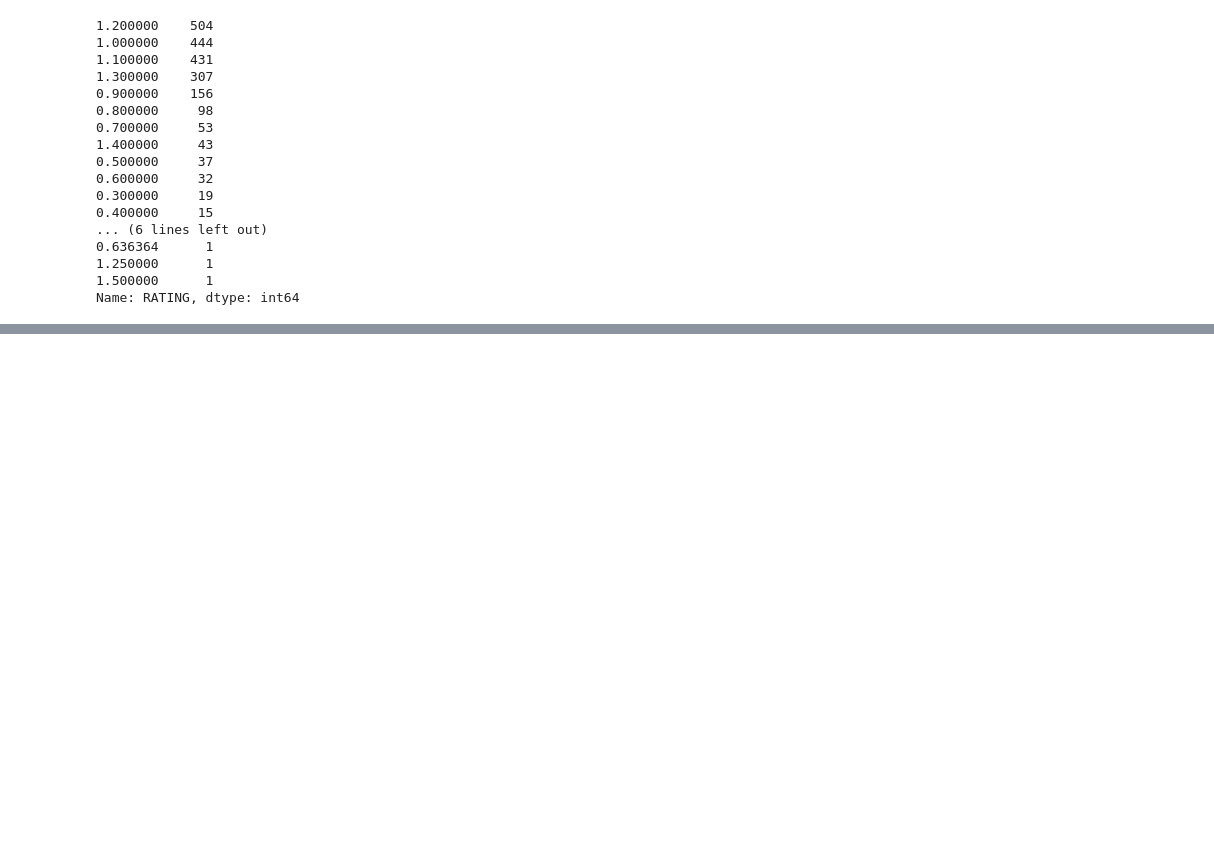
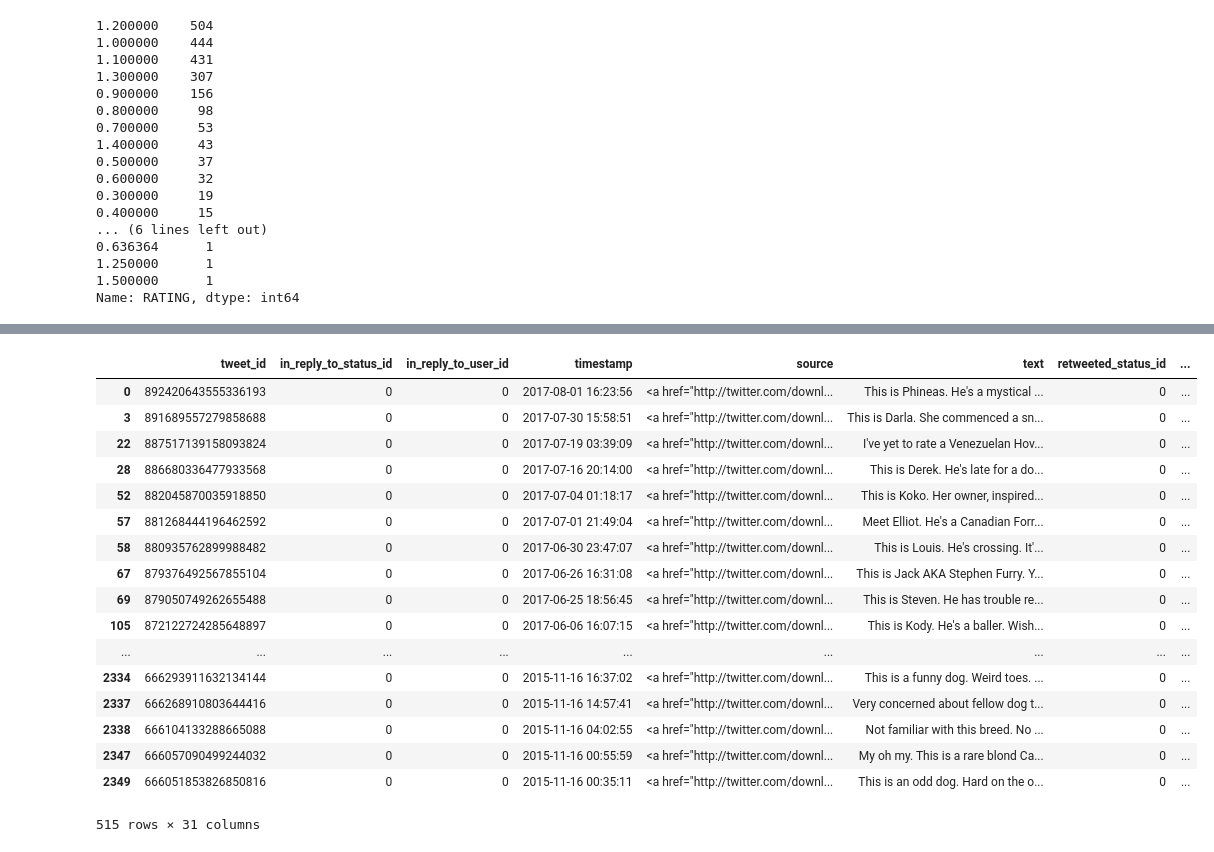
Before and after one commit to flamever2015/Udacity_Data_Science-p2, a Jupyter notebook: wrangle_act.ipynb, the cells around one changed output, grey strips where cells are left out. Saved outputs shown, nothing was run; the diff lists cells and outputs as text; code cells hidden in the pictures; blank space fills up the shorter version.

```diff
--- a/wrangle_act.ipynb
+++ b/wrangle_act.ipynb
@@ -729,0 +783,24 @@ p1_Rating
+# %%
+# p1_dog为False的推文中提到的就不是狗。所以建立 twitter_archive_enhanced_clean_p1_NotDog，汇总不是狗的数据。
+twitter_archive_enhanced_clean_p1_NotDog = twitter_archive_enhanced_clean[twitter_archive_enhanced_clean.p1_dog == False]
+# %%
+twitter_archive_enhanced_clean_p1_NotDog
+# %% [output]
+|  | tweet_id | in_reply_to_status_id | in_reply_to_user_id | timestamp | source | text | retweeted_status_id | ... |
+| 0 | 892420643555336193 | 0 | 0 | 2017-08-01 16:23:56 | <a href="http://twitter.com/downl... | This is Phineas. He's a mystical ... | 0 | ... |
+| 3 | 891689557279858688 | 0 | 0 | 2017-07-30 15:58:51 | <a href="http://twitter.com/downl... | This is Darla. She commenced a sn... | 0 | ... |
+| 22 | 887517139158093824 | 0 | 0 | 2017-07-19 03:39:09 | <a href="http://twitter.com/downl... | I've yet to rate a Venezuelan Hov... | 0 | ... |
+| 28 | 886680336477933568 | 0 | 0 | 2017-07-16 20:14:00 | <a href="http://twitter.com/downl... | This is Derek. He's late for a do... | 0 | ... |
+| 52 | 882045870035918850 | 0 | 0 | 2017-07-04 01:18:17 | <a href="http://twitter.com/downl... | This is Koko. Her owner, inspired... | 0 | ... |
+| 57 | 881268444196462592 | 0 | 0 | 2017-07-01 21:49:04 | <a href="http://twitter.com/downl... | Meet Elliot. He's a Canadian Forr... | 0 | ... |
+| 58 | 880935762899988482 | 0 | 0 | 2017-06-30 23:47:07 | <a href="http://twitter.com/downl... | This is Louis. He's crossing. It'... | 0 | ... |
+| 67 | 879376492567855104 | 0 | 0 | 2017-06-26 16:31:08 | <a href="http://twitter.com/downl... | This is Jack AKA Stephen Furry. Y... | 0 | ... |
+| 69 | 879050749262655488 | 0 | 0 | 2017-06-25 18:56:45 | <a href="http://twitter.com/downl... | This is Steven. He has trouble re... | 0 | ... |
+| 105 | 872122724285648897 | 0 | 0 | 2017-06-06 16:07:15 | <a href="http://twitter.com/downl... | This is Kody. He's a baller. Wish... | 0 | ... |
+| ... | ... | ... | ... | ... | ... | ... | ... | ... |
+| 2334 | 666293911632134144 | 0 | 0 | 2015-11-16 16:37:02 | <a href="http://twitter.com/downl... | This is a funny dog. Weird toes. ... | 0 | ... |
+| 2337 | 666268910803644416 | 0 | 0 | 2015-11-16 14:57:41 | <a href="http://twitter.com/downl... | Very concerned about fellow dog t... | 0 | ... |
+| 2338 | 666104133288665088 | 0 | 0 | 2015-11-16 04:02:55 | <a href="http://twitter.com/downl... | Not familiar with this breed. No ... | 0 | ... |
+| 2347 | 666057090499244032 | 0 | 0 | 2015-11-16 00:55:59 | <a href="http://twitter.com/downl... | My oh my. This is a rare blond Ca... | 0 | ... |
+| 2349 | 666051853826850816 | 0 | 0 | 2015-11-16 00:35:11 | <a href="http://twitter.com/downl... | This is an odd dog. Hard on the o... | 0 | ... |
+515 rows × 31 columns
```
Also changed, not shown: parts of 34 cells of this notebook, 1 other file.
